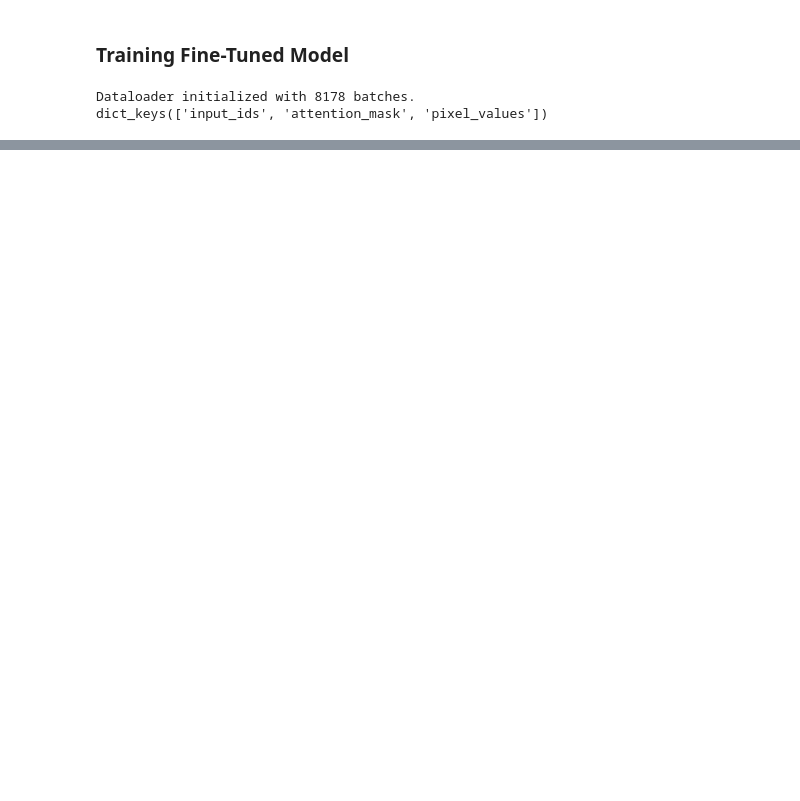
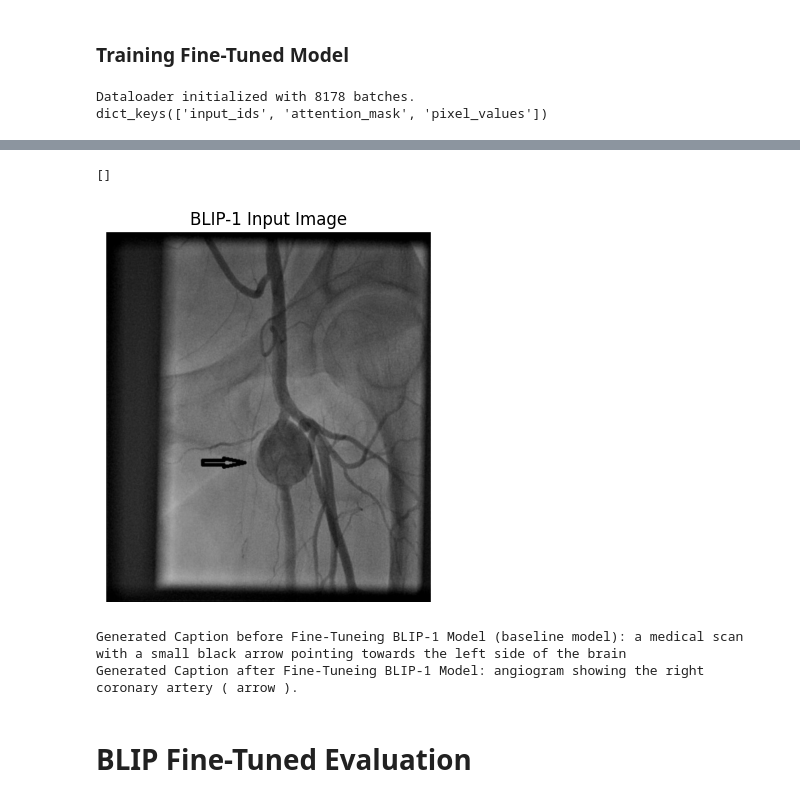
Before and after one commit to Diwita19/Medical_Image_Captioning, a Jupyter notebook: Fine_Tuned_Model.ipynb, the cells around one changed output, grey strips where cells are left out. Cells and saved outputs as stored; diff of their text form; code cells hidden in the pictures; blank space fills up the shorter version.

Commit message:
Fine-Tuned BLIP Model -- DB
Fine-Tuned BLIP Model

```diff
--- a/Fine_Tuned_Model.ipynb
+++ b/Fine_Tuned_Model.ipynb
@@ -844,0 +898,50 @@ print(f"\nModel saved to: {MODEL_SAVE_PATH}")
+# %%
+from transformers import BlipProcessor
+
+# Load original processor
+processor = BlipProcessor.from_pretrained("Salesforce/blip-image-captioning-base")
+
+# Save to same folder where model is saved
+processor.save_pretrained("blip-finetuned-roco")
+# %% [output]
+[]
+# %%
+from transformers import BlipProcessor, BlipForConditionalGeneration
+from PIL import Image
+import torch
+import matplotlib.pyplot as plt
+# import os
+
+# Load model and processor
+processor = BlipProcessor.from_pretrained("Salesforce/blip-image-captioning-base")
+baseline_blip_model = BlipForConditionalGeneration.from_pretrained("Salesforce/blip-image-captioning-base").to("cuda" if torch.cuda.is_available() else "cpu")
+fine_tuned_model = BlipForConditionalGeneration.from_pretrained("blip-finetuned-roco").to("cuda" if torch.cuda.is_available() else "cpu")
+
+# === Load image ===
+image = Image.open("roco-dataset/data/test/radiology/images/ROCO_00218.jpg").convert("RGB")
+
+# === Optional: View the image ===
+plt.imshow(image)
+plt.axis("off")
+plt.title("BLIP-1 Input Image")
+plt.show()
+
+# Generate Baseline Caption
+text_prompt = "a medical scan"  # you can also set this to None
+inputs = processor(image, text_prompt, return_tensors="pt").to(baseline_blip_model.device)
+out_baseline = baseline_blip_model.generate(**inputs)
+caption_baseline = processor.decode(out_baseline[0], skip_special_tokens=True)
+print("Generated Caption before Fine-Tuneing BLIP-1 Model (baseline model):", caption_baseline)
+
+# Preprocess and Generate Fine-Tuned Caption
+fine_tuned_model.eval()
+inputs = processor(images=image, return_tensors="pt").to(fine_tuned_model.device)
+out_fine_tuned = fine_tuned_model.generate(**inputs)
+caption_fine_tuned = processor.decode(out_fine_tuned[0], skip_special_tokens=True)
+print("Generated Caption after Fine-Tuneing BLIP-1 Model:", caption_fine_tuned)
+# %% [output]
+[figure, added]
+Generated Caption before Fine-Tuneing BLIP-1 Model (baseline model): a medical scan with a small black arrow pointing towards the left side of the brain
+Generated Caption after Fine-Tuneing BLIP-1 Model: angiogram showing the right coronary artery ( arrow ).
+# %% [markdown]
+# BLIP Fine-Tuned Evaluation
```
Also changed, not shown: parts of 8 cells of this notebook.
